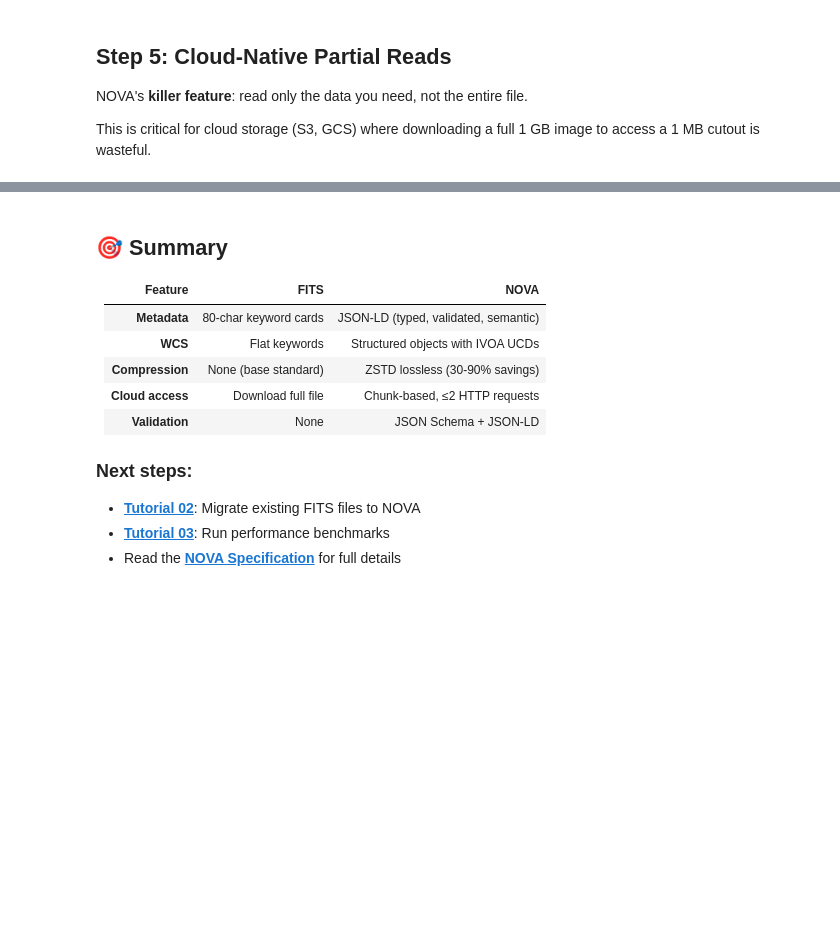
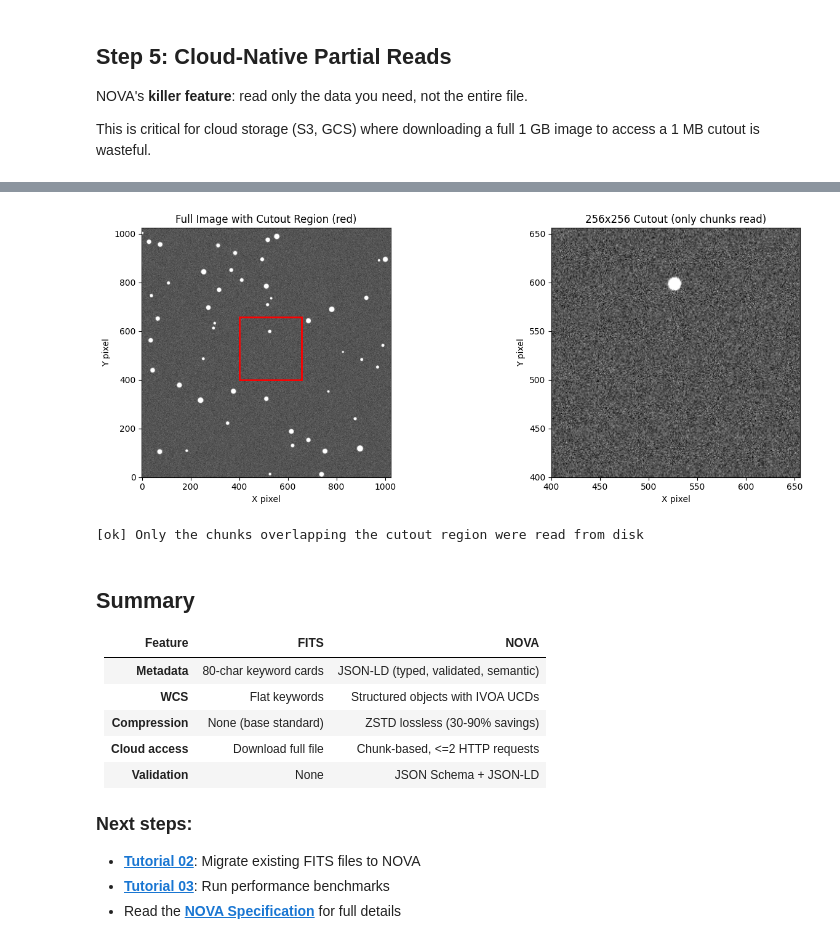
Before and after one commit to dot-gabriel-ferrer/Nova, a Jupyter notebook: notebooks/01_NOVA_Quickstart.ipynb, the cells around one changed output, grey strips where cells are left out. Saved outputs shown, nothing was run; the diff lists cells and outputs as text; code cells hidden in the pictures; blank space fills up the shorter version.

```diff
--- a/notebooks/01_NOVA_Quickstart.ipynb
+++ b/notebooks/01_NOVA_Quickstart.ipynb
@@ -211,32 +282,37 @@ ds2.close()
 # %%
+from IPython.display import display
 # Visualize the cutout
 fig, axes = plt.subplots(1, 2, figsize=(14, 5))
 
 axes[0].imshow(full_data, cmap='gray', vmin=900, vmax=1200, origin='lower')
 rect = plt.Rectangle((400, 400), 256, 256, linewidth=2, edgecolor='red', facecolor='none')
 axes[0].add_patch(rect)
 axes[0].set_title('Full Image with Cutout Region (red)', fontsize=12)
 axes[0].set_xlabel('X pixel')
 axes[0].set_ylabel('Y pixel')
 
 axes[1].imshow(cutout, cmap='gray', vmin=900, vmax=1200, origin='lower',
                extent=[400, 656, 400, 656])
-axes[1].set_title('256×256 Cutout (only chunks read)', fontsize=12)
+axes[1].set_title('256x256 Cutout (only chunks read)', fontsize=12)
 axes[1].set_xlabel('X pixel')
 axes[1].set_ylabel('Y pixel')
 
 plt.tight_layout()
-plt.show()
-print("✓ Only the chunks overlapping the cutout region were read from disk")
+display(fig)
+plt.close(fig)
+print("[ok] Only the chunks overlapping the cutout region were read from disk")
+# %% [output]
+[figure, added]
+[ok] Only the chunks overlapping the cutout region were read from disk
 # %% [markdown]
-## 🎯 Summary
+##  Summary
 
 | Feature | FITS | NOVA |
 |---|---|---|
 | **Metadata** | 80-char keyword cards | JSON-LD (typed, validated, semantic) |
 | **WCS** | Flat keywords | Structured objects with IVOA UCDs |
 | **Compression** | None (base standard) | ZSTD lossless (30-90% savings) |
-| **Cloud access** | Download full file | Chunk-based, ≤2 HTTP requests |
+| **Cloud access** | Download full file | Chunk-based, <=2 HTTP requests |
 | **Validation** | None | JSON Schema + JSON-LD |
 
 ### Next steps:
```
Also changed, not shown: parts of 12 cells of this notebook, 4 other files.
